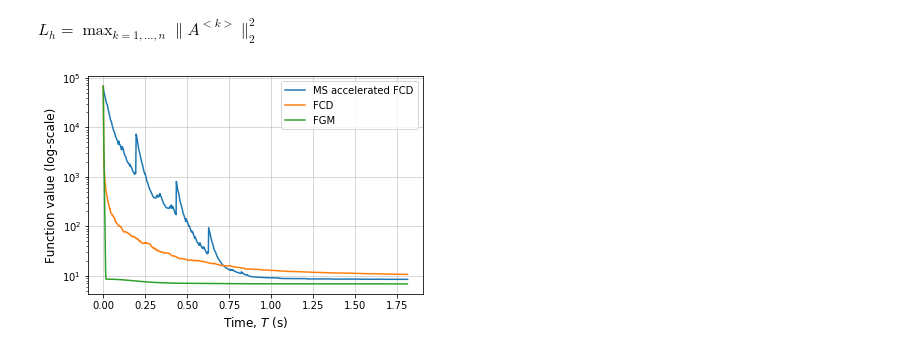
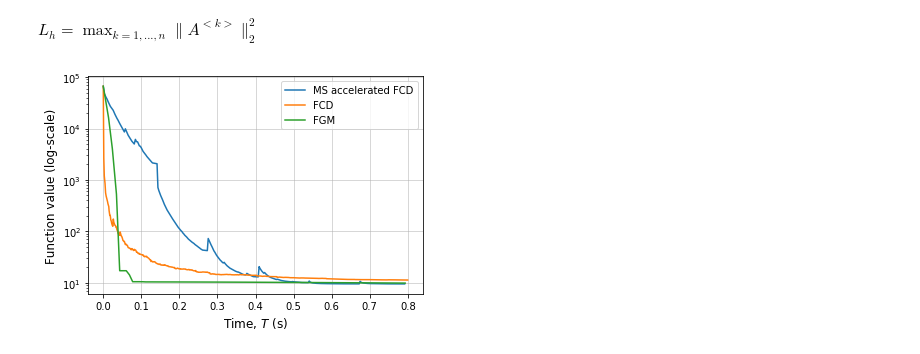
Before and after one commit to evorontsova/Oracle-Complexity-Separation-1, a Jupyter notebook: log-density-estimation/ms fcd.ipynb, the cells around one changed output. Saved outputs shown, nothing was run; the diff lists cells and outputs as text; code cells hidden in the pictures.

```diff
--- a/log-density-estimation/ms fcd.ipynb
+++ b/log-density-estimation/ms fcd.ipynb
@@ -430,11 +406,11 @@ zeta_times, funcs_times, times = nesterov(
     f,
     grad_f_stoch,
     x_0,
-    T=3000,
+    A,
+    T=1000,
     L_add=0,
     restart=None,
-    time_scale=True,
-#     verbose=True
+    time_scale=True
 )
 # %%
 x_fgm_times, funcs_fgm_times, fgm_times = fgm(
@@ -442,25 +418,20 @@ x_fgm_times, funcs_fgm_times, fgm_times = fgm(
     grad_f,
     x_0,
     T=1000,
-    L_const=L*180,
-    time_scale=True,
-#     verbose=True
+    L_const=L*370,
+    time_scale=True
 )
 # %%
 x_ms_times, funcs_ms_times, ms_times = ms_acc_prox_method(
     x_0,
     L, Lh,
-    T=10,
-    time_scale=True,
-#     verbose=True
+    A,
+    T=9,
+    time_scale=True
 )
 # %%
 # Get working time limit for all methods
-time_max = min(
-    ms_times[-1] - ms_times[0],
-    times[-1] - times[0],
-    fgm_times[-1] - fgm_times[0]
-)
+time_max = 0.8
 # %%
 # Get number of iteration, executing at the time `time_max`
 ms_times_max_idx = np.searchsorted(np.array(ms_times) - ms_times[0], time_max, side="right")
@@ -474,14 +445,16 @@ funcs_fgm_times = np.concatenate([[f(x_0)], funcs_fgm_times])
 # %%
 plt.semilogy((np.array(ms_times) - ms_times[0])[:ms_times_max_idx], (funcs_ms_times)[:ms_times_max_idx],
              label="MS accelerated FCD")
 plt.semilogy((np.array(times) - times[0])[:times_max_idx], (funcs_times)[:times_max_idx], label="FCD")
-plt.semilogy((np.array(fgm_times) - fgm_times[0])[:fgm_times_max_idx], (funcs_fgm_times)[:fgm_times_max_idx], label="FGM")
+plt.semilogy((np.array(fgm_times) - fgm_times[0])[:fgm_times_max_idx], np.minimum.accumulate(funcs_fgm_times)[:fgm_times_max_idx], label="FGM")
 
 plt.grid(linewidth=0.5)
 
 plt.xlabel(r"Time, $T$ (s)", fontsize=12)
 plt.ylabel(r"Function value (log-scale)", fontsize=12)
 plt.legend()
+
+# plt.savefig("time_ms_nesterov.pdf", dpi=200)
 plt.show()
 # %% [output]
-[figure, old version]
+[figure, new version]
```
Also changed, not shown: parts of 15 cells of this notebook.
